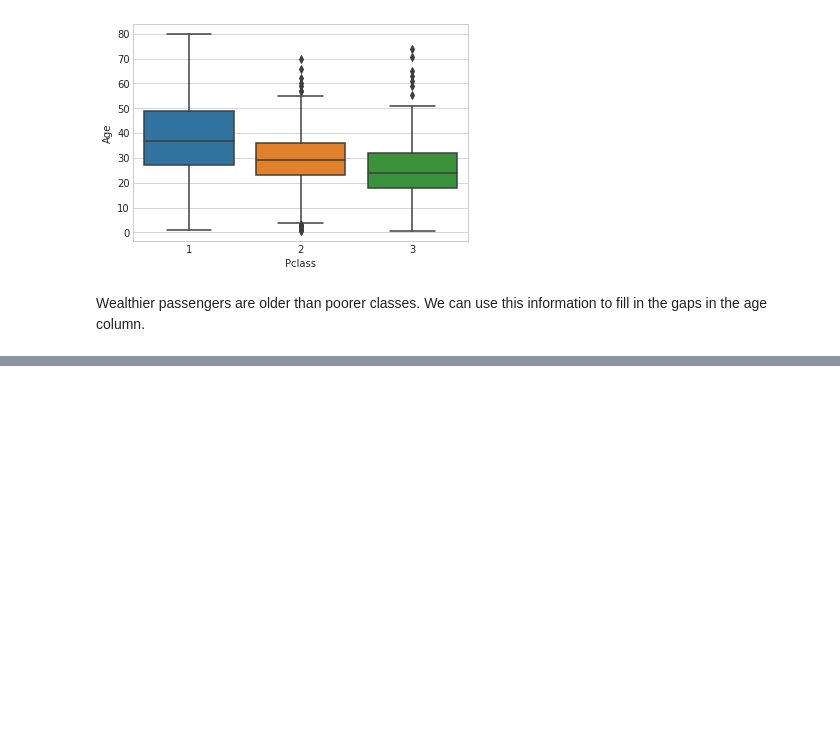
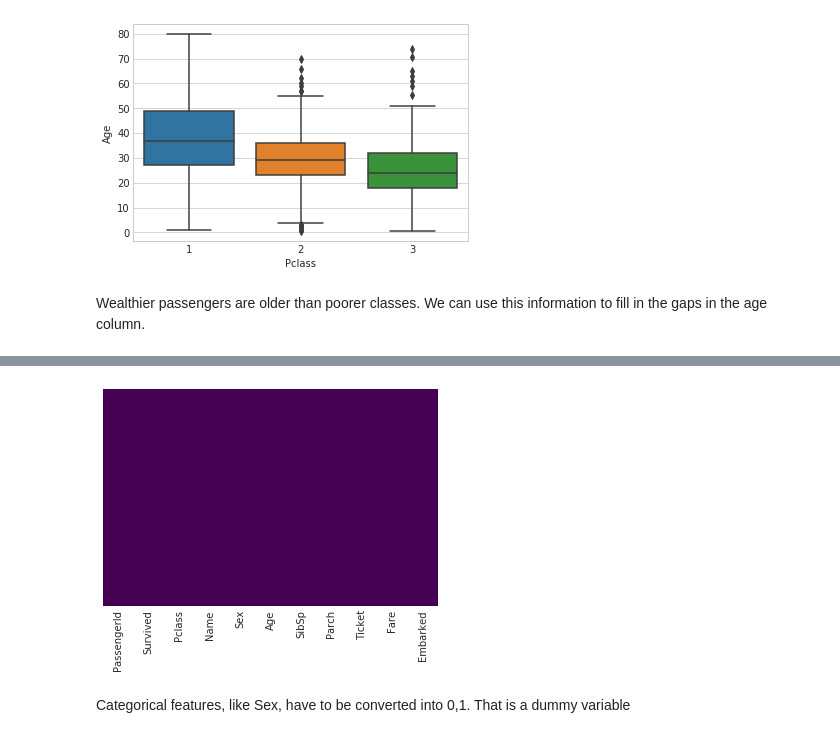
Before and after one commit to ohduran-attempts/data-science-review, a Jupyter notebook: Machine Learning/Logistic Regression/Logistic Regression.ipynb, the cells around one changed output, grey strips where cells are left out. Saved outputs shown, nothing was run; the diff lists cells and outputs as text; code cells hidden in the pictures; blank space fills up the shorter version.

```diff
--- a/Machine Learning/Logistic Regression/Logistic Regression.ipynb
+++ b/Machine Learning/Logistic Regression/Logistic Regression.ipynb
@@ -93,0 +100,6 @@ train['Age'] = train[['Age', 'Pclass']].apply(impute_age, axis=1)
+# %%
+train.drop('Cabin', axis=1, inplace=True)
+# %%
+sns.heatmap(train.isnull(), yticklabels=False, cbar=False, cmap='viridis');
+# %% [output]
+[figure, added]
@@ -93,0 +108,2 @@ train['Age'] = train[['Age', 'Pclass']].apply(impute_age, axis=1)
+# %% [markdown]
+Categorical features, like Sex, have to be converted into 0,1. That is a dummy variable
```
Also changed, not shown: parts of 13 cells of this notebook.
